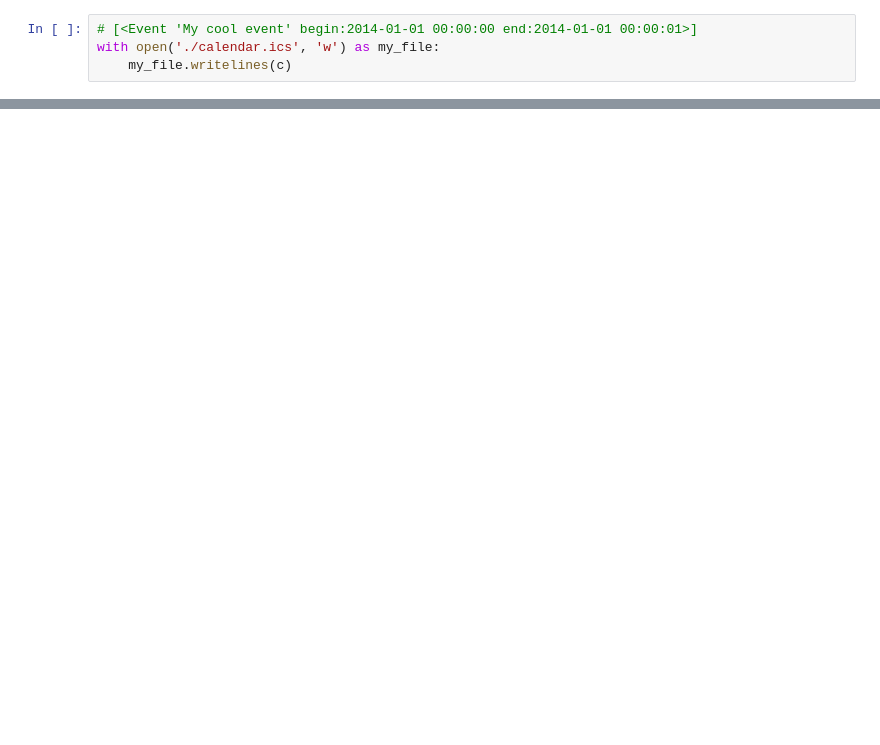
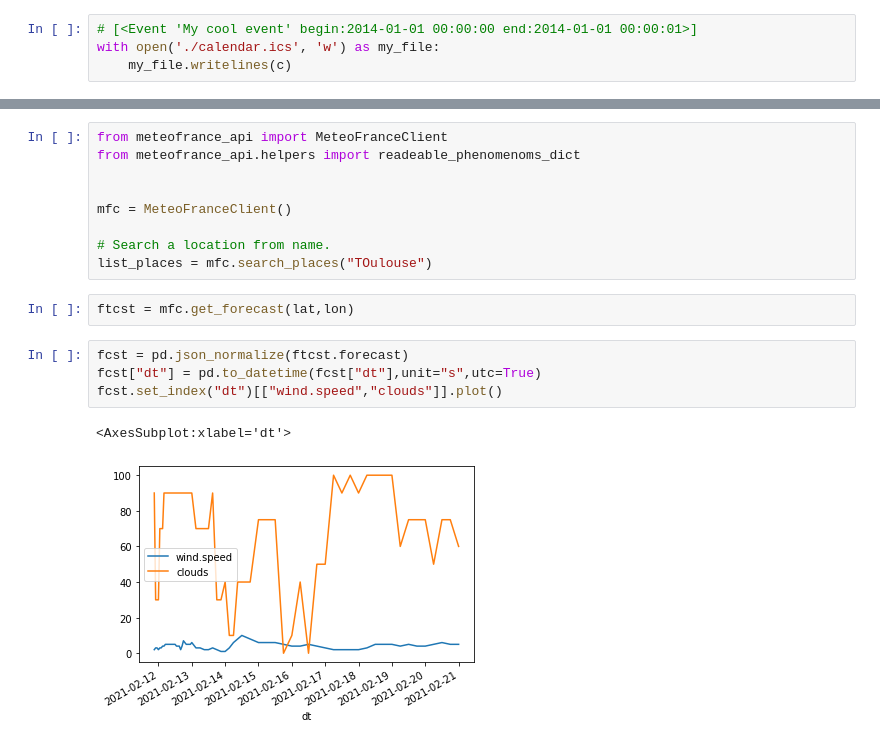
Before and after one commit to fanff/astroScop, a Jupyter notebook: starPos.ipynb, the cells around one changed output, grey strips where cells are left out. Saved outputs shown, nothing was run; the diff lists cells and outputs as text; blank space fills up the shorter version.

```diff
--- a/starPos.ipynb
+++ b/starPos.ipynb
@@ -265,0 +449,18 @@ with open('./calendar.ics', 'w') as my_file:
+# %%
+from meteofrance_api import MeteoFranceClient
+from meteofrance_api.helpers import readeable_phenomenoms_dict
+
+
+mfc = MeteoFranceClient()
+
+# Search a location from name.
+list_places = mfc.search_places("TOulouse")
+# %%
+ftcst = mfc.get_forecast(lat,lon)
+# %%
+fcst = pd.json_normalize(ftcst.forecast)
+fcst["dt"] = pd.to_datetime(fcst["dt"],unit="s",utc=True)
+fcst.set_index("dt")[["wind.speed","clouds"]].plot()
+# %% [output]
+<AxesSubplot:xlabel='dt'>
+[figure, added]
```
Also changed, not shown: parts of 37 cells of this notebook, 9 other files.
